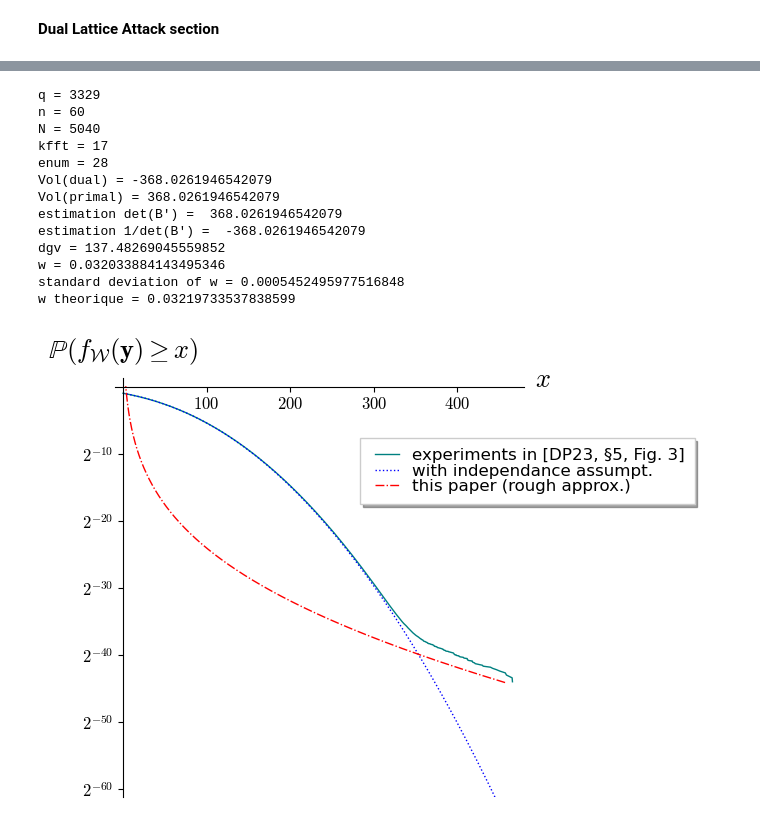
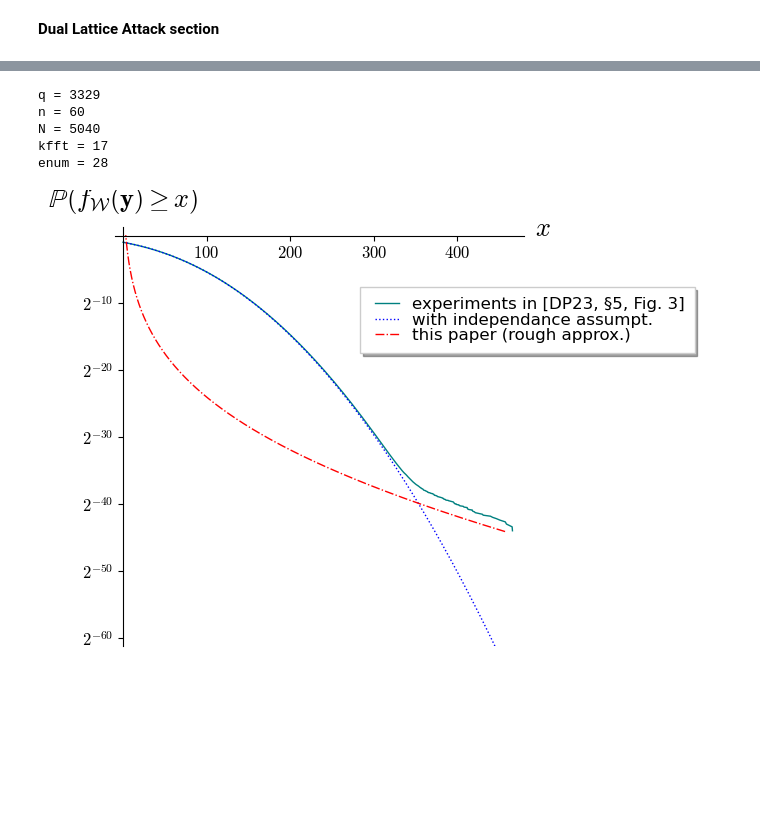
Before and after one commit to meyer-hilfiger/Dual-Attack-3.0, a Jupyter notebook: Lattice_Prediction/prediction_lattices.ipynb, the cells around one changed output, grey strips where cells are left out. Saved outputs shown, nothing was run; the diff lists cells and outputs as text; code cells hidden in the pictures; blank space fills up the shorter version.

```diff
--- a/Lattice_Prediction/prediction_lattices.ipynb
+++ b/Lattice_Prediction/prediction_lattices.ipynb
@@ -250,7 +228,7 @@ dual_vectors_rebased = []
 
 for line in lines:
     if line[:3] == "-->":
-        if tag == 2:
+        if tag == 1:
             line = line[:-1].replace("  ", " ")
             while "  " in line:
                 line = line.replace("  ", " ")
@@ -274,32 +252,18 @@ for line in lines:
     elif(tag == 2):
         splitted_line = line[1:-2].split(", ")
         v = [float(x) for x in splitted_line]
-        UinvT_list.append(v)
-    elif(tag == 3):
-        splitted_line = line[1:-2].split(", ")
-        v = [float(x) for x in splitted_line]
         dual_vectors.append(v)
 
 Bprime = matrix(Bprime_list)
 Bprime_inv = Bprime.inverse()
-UinvT = matrix(UinvT_list)
 
 vol_primal = abs(Bprime.determinant())
 vol_dual = abs(Bprime_inv.determinant())
-print("Vol(dual) =",float(log(vol_dual, 2)))
-print("Vol(primal) =",float(log(vol_primal, 2)))
-print("estimation det(B') = ", float(log(q^(n/2) * 2^kfft, 2)))
-print("estimation 1/det(B') = ", float(log(q^(-n/2) * 2^(-kfft), 2)))
 dgv = float(GH(n)*(vol_primal^(1/n)))
-print("dgv =",dgv)
 
-lengths = [sqrt(sum([x*x for x in vector(v)*Bprime_inv.transpose()])) for v in dual_vectors]
-w = float(sum(lengths)/len(lengths))
-sigma_w = float(sqrt(sum([(x - w)^2 for x in lengths])/len(lengths)))
-print("w =",w)
-print("standard deviation of w =",sigma_w)
-w_ = float(sqrt(4/3) * GH(n) * q^(-1/2) * 2^(-kfft/n))
-print("w theorique =",w_)
+
+lengths_dual_vectors = [sqrt(sum([x*x for x in vector(v)*Bprime_inv.transpose()])) for v in dual_vectors]
+w = float(sum(lengths_dual_vectors)/len(lengths_dual_vectors))
 
 def Nj_f(x):
     card_Lambda = q^(n/2) * 2^(kfft)
@@ -417,7 +373,7 @@ dual_vectors_rebased = []
 
 for line in lines:
     if line[:3] == "-->":
-        if tag == 2:
+        if tag == 1:
             line = line[:-1].replace("  ", " ")
             while "  " in line:
                 line = line.replace("  ", " ")
@@ -441,32 +397,18 @@ for line in lines:
     elif(tag == 2):
         splitted_line = line[1:-2].split(", ")
         v = [float(x) for x in splitted_line]
-        UinvT_list.append(v)
-    elif(tag == 3):
-        splitted_line = line[1:-2].split(", ")
-        v = [float(x) for x in splitted_line]
         dual_vectors.append(v)
 
 Bprime = matrix(Bprime_list)
 Bprime_inv = Bprime.inverse()
-UinvT = matrix(UinvT_list)
 
 vol_primal = abs(Bprime.determinant())
 vol_dual = abs(Bprime_inv.determinant())
-print("Vol(dual) =",float(log(vol_dual, 2)))
-print("Vol(primal) =",float(log(vol_primal, 2)))
-print("estimation det(B') = ", float(log(q^(n/2) * 2^kfft, 2)))
-print("estimation 1/det(B') = ", float(log(q^(-n/2) * 2^(-kfft), 2)))
 dgv = float(GH(n)*(vol_primal^(1/n)))
-print("dgv =",dgv)
 
-lengths = [sqrt(sum([x*x for x in vector(v)*Bprime_inv.transpose()])) for v in dual_vectors]
-w = float(sum(lengths)/len(lengths))
-sigma_w = float(sqrt(sum([(x - w)^2 for x in lengths])/len(lengths)))
-print("w =",w)
-print("standard deviation of w =",sigma_w)
-w_ = float(sqrt(4/3) * GH(n) * q^(-1/2) * 2^(-kfft/n))
-print("w theorique =",w_)
+
+lengths_dual_vectors = [sqrt(sum([x*x for x in vector(v)*Bprime_inv.transpose()])) for v in dual_vectors]
+w = float(sum(lengths_dual_vectors)/len(lengths_dual_vectors))
 
 def Nj_f(x):
     card_Lambda = q^(n/2) * 2^(kfft)
@@ -533,39 +475,31 @@ x_floor_max = sf_Xfloor_sampled[-1][0]
 
 # interpolate sf_floor_sampled
 sf_Xfloor = spline(sf_Xfloor_sampled)
 
 
 # Probability density function of Xfall (waterfall zone)
 def pdf_Xfall(x):
     return float( -(x^2)/N  - 0.5*log(pi * N) )
 
 
 # Survival function of X (convolutional product of sf_Xfloor and pdf_Xfall)
 def sf_X(x):
     # note that sf_Xfloor(x) = 1 for x < x_floor_min and sf_Xfloor(x) = 0 for x > x_floor_max
     tmp1 = numerical_integral( lambda t : exp(RR(pdf_Xfall(x-t))), -Infinity, x_floor_min)[0]
     tmp2 = numerical_integral( lambda t : exp(RR(sf_Xfloor(t) + pdf_Xfall(x-t))), x_floor_min, x_floor_max)[0]
     return tmp1+tmp2
 
 
 plt_precise = plt_DP23_n60 + plot(sf_Xfall, 0, 470, ymin=-60, linestyle=':', color='blue', legend_label='with independance assumpt.')
 plt_precise += plot(lambda x : log(sf_X(x), 2), 0, 470, linestyle='-.', color='red', axes_labels=['$x$', '$\\mathbb{P}\\left(f_{\\mathcal{W}}(\\mathbf{y}) \\geq x \\right)$'], legend_label='this paper', ticks=[[100,200,300,400], [-10,-20,-30,-40,-50,-60]], tick_formatter=[["$100$","$200$","$300$","$400$"], ["$2^{-10}$","$2^{-20}$","$2^{-30}$","$2^{-40}$","$2^{-50}$","$2^{-60}$"]], fontsize=12)
 
 plt_precise.set_legend_options(handlelength=2, loc=(0.6,0.7), font_size=12)
 plt_precise.save("figures/dual_attack_n60_precise_"+tex_format+".pdf")
 plt_precise.show()
 # %% [output]
 q = 3329
 n = 60
 N = 5040
 kfft = 17
 enum = 28
-Vol(dual) = -368.0261946542079
-Vol(primal) = 368.0261946542079
-estimation det(B') =  368.0261946542079
-estimation 1/det(B') =  -368.0261946542079
-dgv = 137.48269045559852
-w = 0.032033884143495346
-standard deviation of w = 0.0005452495977516848
-w theorique = 0.03219733537838599
-[figure, old version]
+[figure, new version]
```
Also changed, not shown: parts of 6 cells of this notebook, 32 other files.
